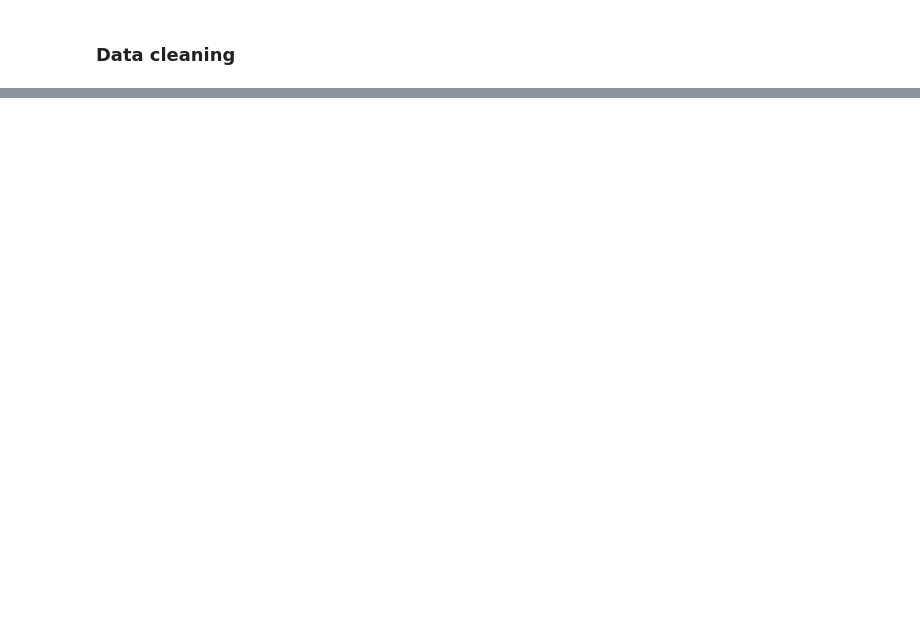
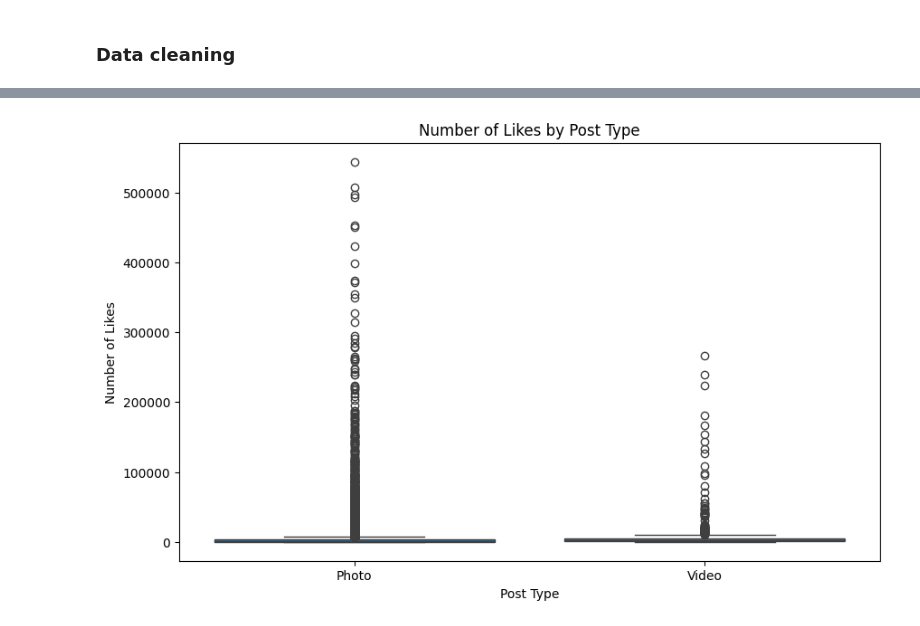
Before and after one commit to HuangT1ng/Social-media-post-Virality-prediction, a Jupyter notebook: Virality predictor.ipynb, the cells around one changed output, grey strips where cells are left out. Cells and saved outputs as stored; diff of their text form; code cells hidden in the pictures; blank space fills up the shorter version.

```diff
--- a/Virality predictor.ipynb
+++ b/Virality predictor.ipynb
@@ -118,0 +233,10 @@ data_cleaned.head()
+# %%
+# Relationship between features and target variable
+plt.figure(figsize=(10, 6))
+sb.boxplot(x='post_type', y='numbr_likes', data=data_cleaned)
+plt.title('Number of Likes by Post Type')
+plt.xlabel('Post Type')
+plt.ylabel('Number of Likes')
+plt.show()
+# %% [output]
+[figure, added]
```
Also changed, not shown: parts of 15 cells of this notebook.
